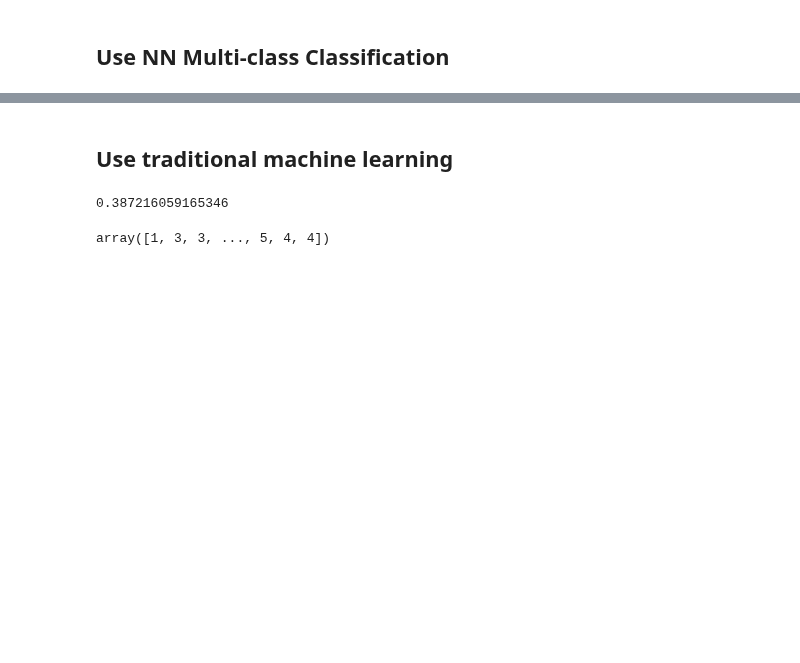
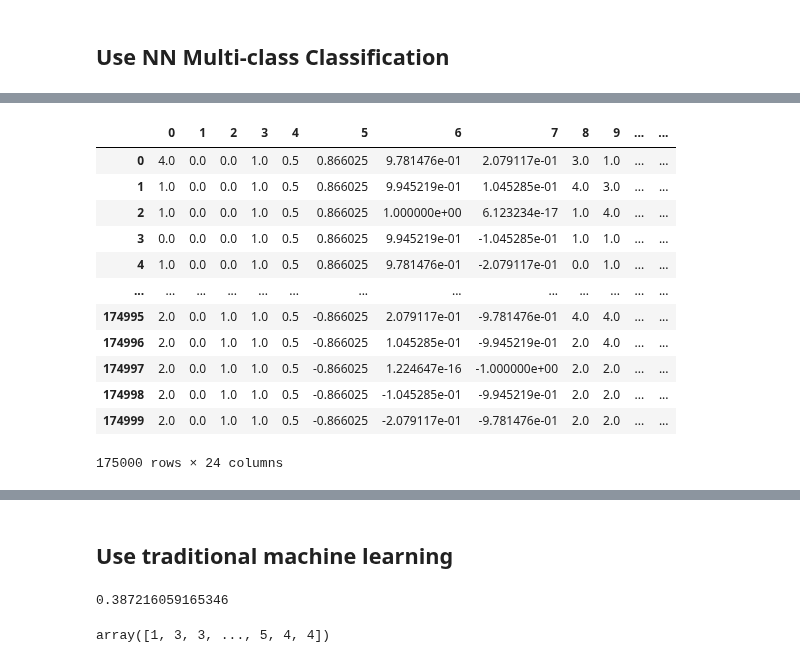
Before and after one commit to alealejandro1/taxi_compass, a Jupyter notebook: notebooks/johan_taxi_compass.ipynb, the cells around one changed output, grey strips where cells are left out. Drawn from its saved outputs; the diff is of its cells as text; code cells hidden in the pictures; blank space fills up the shorter version.

```diff
--- a/notebooks/johan_taxi_compass.ipynb
+++ b/notebooks/johan_taxi_compass.ipynb
@@ -684,0 +687,16 @@ Epoch 128/500
+# %%
+pd.concat((pd.DataFrame(X_test), pd.DataFrame(pred)), axis=1)
+# %% [output]
+|  | 0 | 1 | 2 | 3 | 4 | 5 | 6 | 7 | 8 | 9 | ... | ... |
+| 0 | 4.0 | 0.0 | 0.0 | 1.0 | 0.5 | 0.866025 | 9.781476e-01 | 2.079117e-01 | 3.0 | 1.0 | ... | ... |
+| 1 | 1.0 | 0.0 | 0.0 | 1.0 | 0.5 | 0.866025 | 9.945219e-01 | 1.045285e-01 | 4.0 | 3.0 | ... | ... |
+| 2 | 1.0 | 0.0 | 0.0 | 1.0 | 0.5 | 0.866025 | 1.000000e+00 | 6.123234e-17 | 1.0 | 4.0 | ... | ... |
+| 3 | 0.0 | 0.0 | 0.0 | 1.0 | 0.5 | 0.866025 | 9.945219e-01 | -1.045285e-01 | 1.0 | 1.0 | ... | ... |
+| 4 | 1.0 | 0.0 | 0.0 | 1.0 | 0.5 | 0.866025 | 9.781476e-01 | -2.079117e-01 | 0.0 | 1.0 | ... | ... |
+| ... | ... | ... | ... | ... | ... | ... | ... | ... | ... | ... | ... | ... |
+| 174995 | 2.0 | 0.0 | 1.0 | 1.0 | 0.5 | -0.866025 | 2.079117e-01 | -9.781476e-01 | 4.0 | 4.0 | ... | ... |
+| 174996 | 2.0 | 0.0 | 1.0 | 1.0 | 0.5 | -0.866025 | 1.045285e-01 | -9.945219e-01 | 2.0 | 4.0 | ... | ... |
+| 174997 | 2.0 | 0.0 | 1.0 | 1.0 | 0.5 | -0.866025 | 1.224647e-16 | -1.000000e+00 | 2.0 | 2.0 | ... | ... |
+| 174998 | 2.0 | 0.0 | 1.0 | 1.0 | 0.5 | -0.866025 | -1.045285e-01 | -9.945219e-01 | 2.0 | 2.0 | ... | ... |
+| 174999 | 2.0 | 0.0 | 1.0 | 1.0 | 0.5 | -0.866025 | -2.079117e-01 | -9.781476e-01 | 2.0 | 2.0 | ... | ... |
+175000 rows × 24 columns
```
Also changed, not shown: parts of 38 cells of this notebook, 5 other files.
